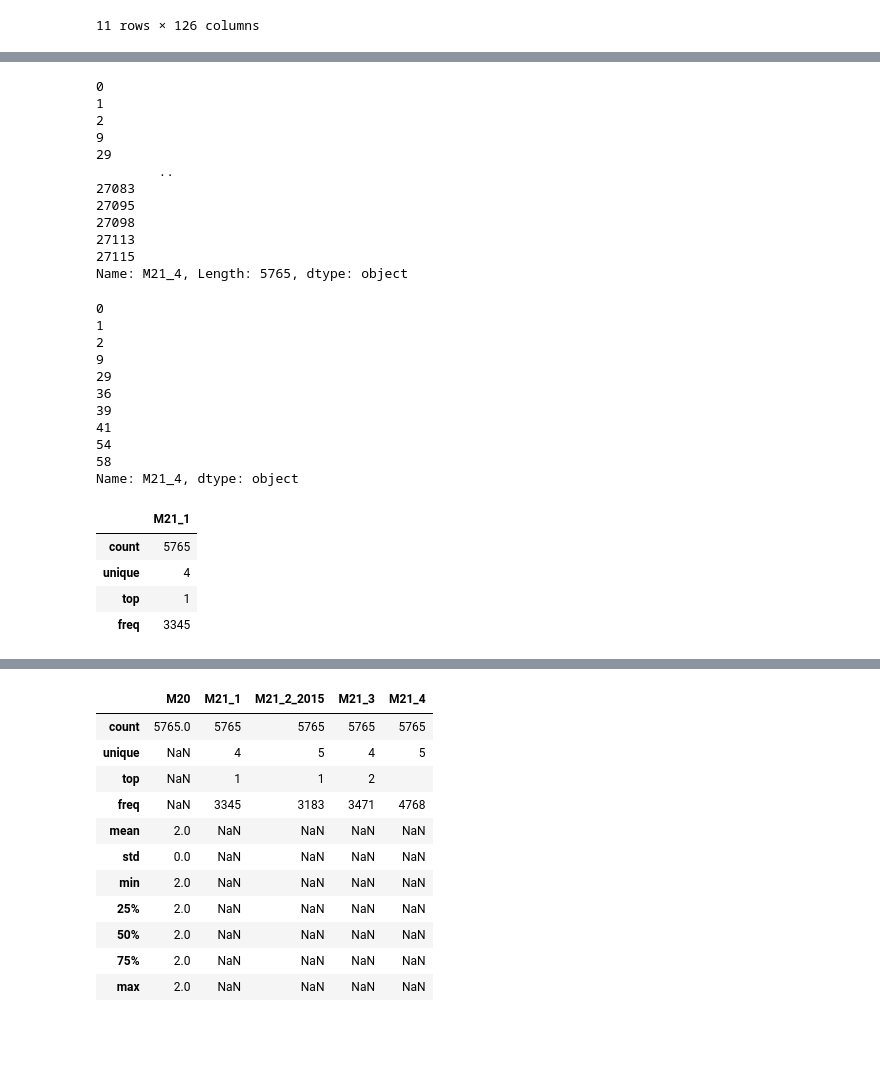
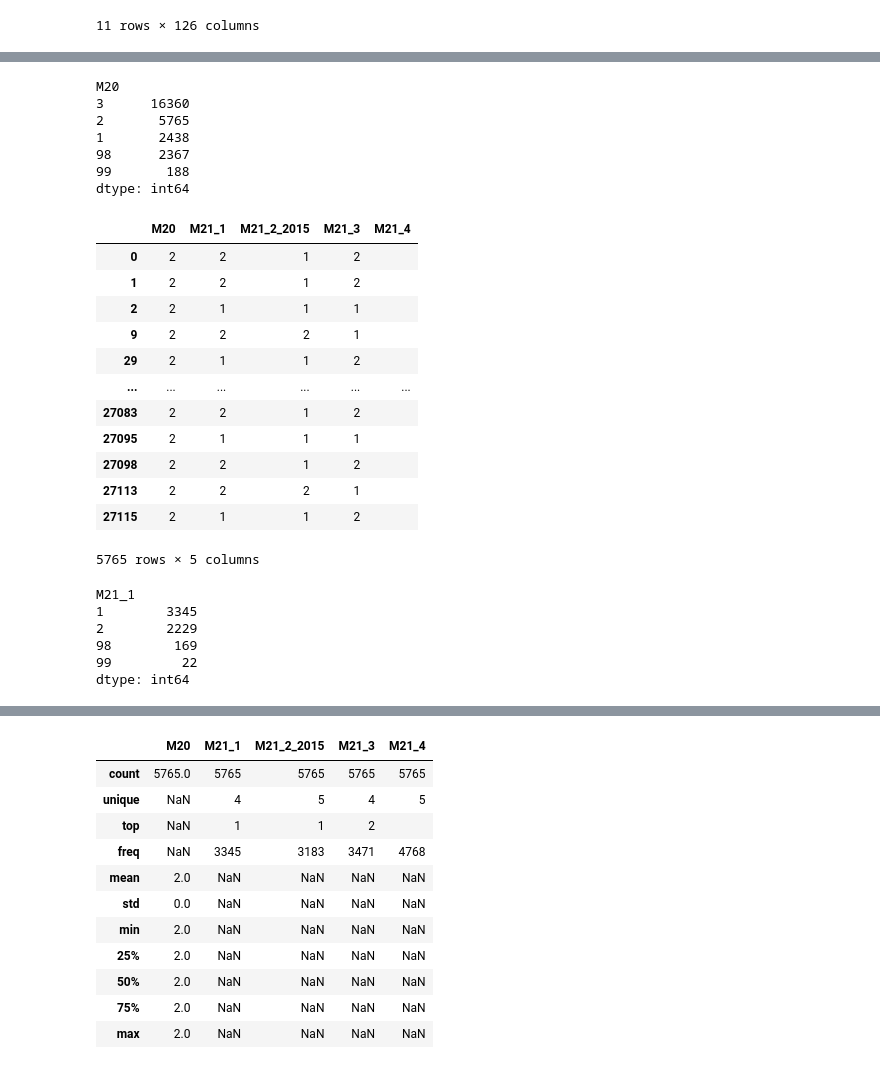
Before and after one commit to williamreid2020/4301, a Jupyter notebook: NCFS.ipynb, the cells around one changed output, grey strips where cells are left out. Saved outputs shown, nothing was run; the diff lists cells and outputs as text; code cells hidden in the pictures; blank space fills up the shorter version.

```diff
--- a/NCFS.ipynb
+++ b/NCFS.ipynb
@@ -76 +89,11 @@ state_data_df.describe(include='all')
+# %%
+DF2[['M20']].value_counts()
+# %% [output]
+M20
+3      16360
+2       5765
+1       2438
+98      2367
+99       188
+dtype: int64
 # %%
@@ -82,33 +101,20 @@ DF2 = DF2[DF2.M20 != 1]
 DF2 = DF2[DF2.M20 != 3]
 DF2 = DF2[DF2.M20 != 98]
 DF2 = DF2[DF2.M20 != 99]
-# %%
-DF2['M21_4'].fillna(99)
-# %% [output]
-0
-1
-2
-9
-29
-        ..
-27083
-27095
-27098
-27113
-27115
-Name: M21_4, Length: 5765, dtype: object
-# %%
-DF2['M21_4'].head(10)
-# %% [output]
-0
-1
-2
-9
-29
-36
-39
-41
-54
-58
-Name: M21_4, dtype: object
+# %%
+DF2
+# %% [output]
+|  | M20 | M21_1 | M21_2_2015 | M21_3 | M21_4 |
+| 0 | 2 | 2 | 1 | 2 |  |
+| 1 | 2 | 2 | 1 | 2 |  |
+| 2 | 2 | 1 | 1 | 1 |  |
+| 9 | 2 | 2 | 2 | 1 |  |
+| 29 | 2 | 1 | 1 | 2 |  |
+| ... | ... | ... | ... | ... | ... |
+| 27083 | 2 | 2 | 1 | 2 |  |
+| 27095 | 2 | 1 | 1 | 1 |  |
+| 27098 | 2 | 2 | 1 | 2 |  |
+| 27113 | 2 | 2 | 2 | 1 |  |
+| 27115 | 2 | 1 | 1 | 2 |  |
+5765 rows × 5 columns
 # %%
@@ -119,9 +126,10 @@ Ind4 = DF2[['M21_4']]
-# %%
-Ind1.describe()
-# %% [output]
-|  | M21_1 |
-| count | 5765 |
-| unique | 4 |
-| top | 1 |
-| freq | 3345 |
+# %%
+Ind5.value_counts()
+# %% [output]
+M21_1
+1        3345
+2        2229
+98        169
+99         22
+dtype: int64
 # %%
```
Also changed, not shown: parts of 11 cells of this notebook.
